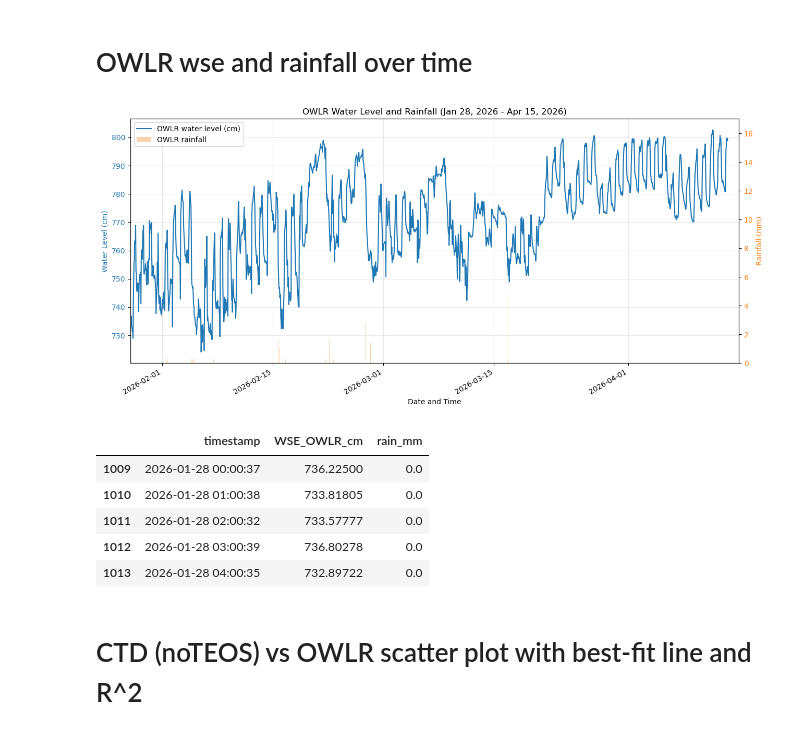
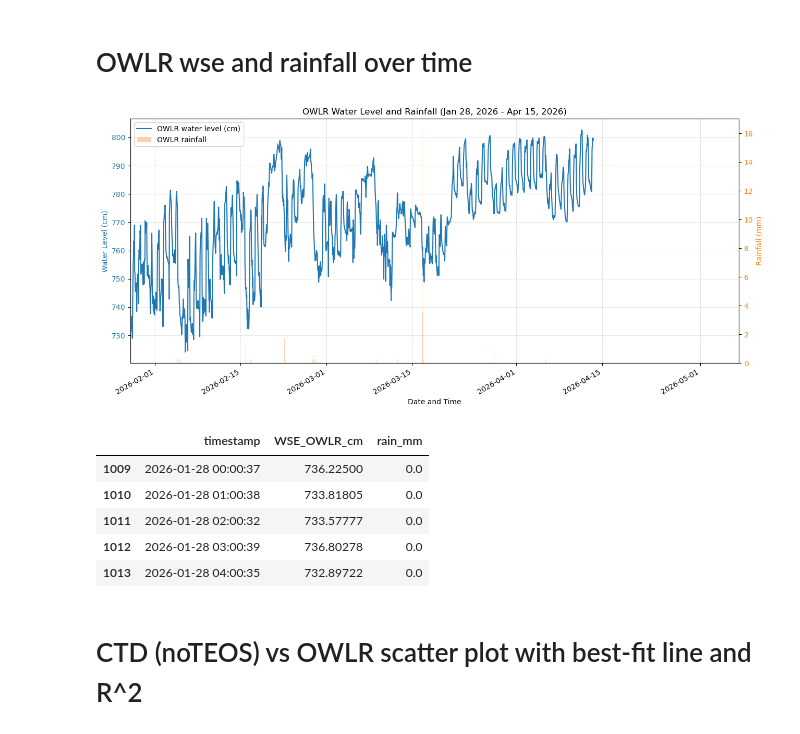
Before and after one commit to COAST-Lab/Open-Water-Level-and-Rainfall-Sensor, a Jupyter notebook: Data Analysis/waterSurfaceElevationAnalysis.ipynb, the cells around one changed output. Cells and saved outputs as stored; diff of their text form; code cells hidden in the pictures.

```diff
--- a/Data Analysis/waterSurfaceElevationAnalysis.ipynb
+++ b/Data Analysis/waterSurfaceElevationAnalysis.ipynb
@@ -306,7 +331,7 @@ IndexError: index 2 is out of bounds for axis 0 with size 2
 # %%
 owlr_plot_path = os.path.join('Data', 'OWLR_CMS_04132026.csv')
 owlr_plot_start = pd.Timestamp('2026-01-28 00:00:00')
-owlr_plot_end = pd.Timestamp('2026-04-14 23:59:59')
+owlr_plot_end = pd.Timestamp('2026-05-07 08:00:00')
 
 owlr_plot_raw = pd.read_csv(owlr_plot_path, header=None)
 owlr_plot_raw = owlr_plot_raw.rename(columns={0: 'device_id', 1: 'timestamp', 2: 'unused_1', 3: 'unused_2', 4: 'data'})
@@ -336,34 +361,34 @@ ax1.plot(
     label='OWLR water level (cm)'
 )
 ax2.bar(
     owlr_plot['timestamp'],
     owlr_plot['rain_mm'],
     width=0.03,
     color='tab:orange',
     alpha=0.35,
     label='OWLR rainfall'
 )
 
 ax1.set_title('OWLR Water Level and Rainfall (Jan 28, 2026 - Apr 15, 2026)')
 ax1.set_xlabel('Date and Time')
 ax1.set_ylabel('Water Level (cm)', color='tab:blue')
 ax2.set_ylabel('Rainfall (mm)', color='tab:orange')
 ax1.tick_params(axis='y', labelcolor='tab:blue')
 ax2.tick_params(axis='y', labelcolor='tab:orange')
 ax1.set_xlim(owlr_plot_start, owlr_plot_end)
 ax1.grid(True, alpha=0.3)
 
 handles_1, labels_1 = ax1.get_legend_handles_labels()
 handles_2, labels_2 = ax2.get_legend_handles_labels()
 ax1.legend(handles_1 + handles_2, labels_1 + labels_2, loc='upper left')
 
 fig.autofmt_xdate(rotation=30)
 plt.tight_layout()
 plt.show()
 
 owlr_plot.head()
 # %% [output]
-[figure, old version]
+[figure, new version]
 |  | timestamp | WSE_OWLR_cm | rain_mm |
 | 1009 | 2026-01-28 00:00:37 | 736.22500 | 0.0 |
 | 1010 | 2026-01-28 01:00:38 | 733.81805 | 0.0 |
```
Also changed, not shown: parts of 6 cells of this notebook, 3 other files.
